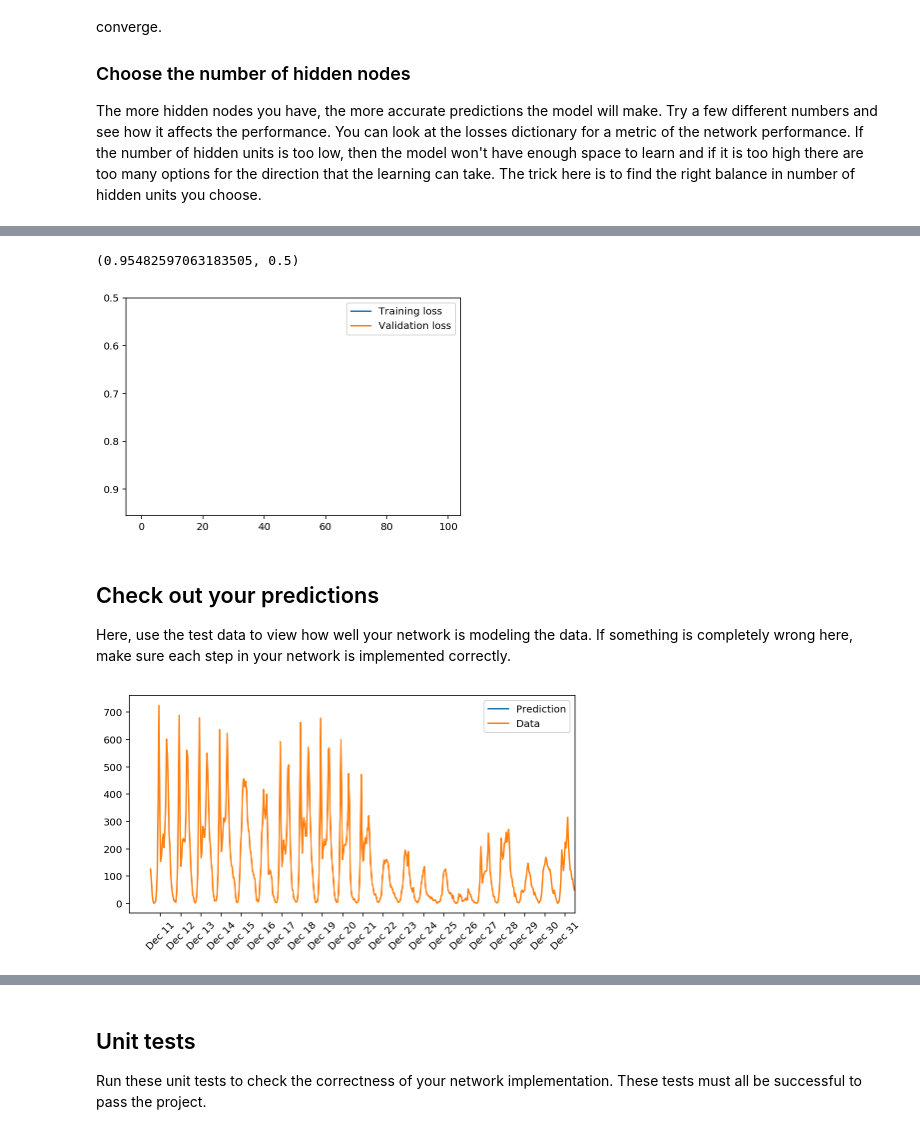
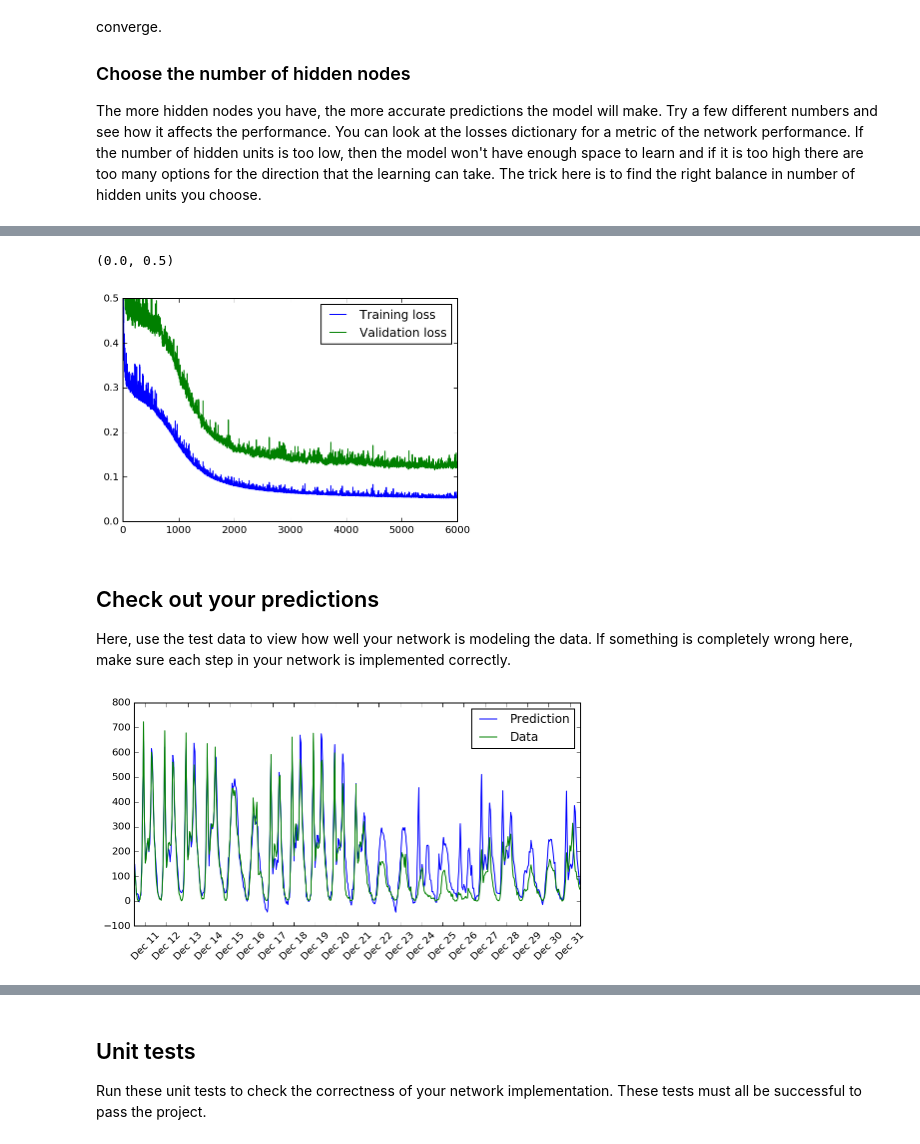
Before and after one commit to tatsuya-ogawa/dlnd-your-first-neural-network, a Jupyter notebook: dlnd-your-first-neural-network.ipynb, the cells around one changed output, grey strips where cells are left out. Saved outputs shown, nothing was run; the diff lists cells and outputs as text; code cells hidden in the pictures.

```diff
--- a/dlnd-your-first-neural-network.ipynb
+++ b/dlnd-your-first-neural-network.ipynb
@@ -151,9 +151,6 @@ class NeuralNetwork(object):
         hidden_errors = np.dot(output_errors, self.weights_hidden_to_output) * \
                        hidden_outputs * (1 - hidden_outputs) # errors propagated to the hidden layer
         hidden_grad =  hidden_errors.T * inputs[:,None]# hidden layer gradients
-        #print(hidden_errors.shape)
-        #print(inputs[:,None].shape)
-        #print(hidden_grad.shape)
         # TODO: Update the weights
         self.weights_hidden_to_output += self.lr * np.sum(output_errors*hidden_outputs, axis=0) / len(output_errors) # update hidden-to-output weights with gradient descent step
         self.weights_input_to_hidden += self.lr * np.sum(hidden_grad, axis=2).T / len(output_errors) # update input-to-hidden weights with gradient descent step
@@ -171,8 +168,7 @@ class NeuralNetwork(object):
         # TODO: Output layer
         final_inputs = np.dot(hidden_outputs,self.weights_hidden_to_output.T) # signals into final output layer
         final_outputs = final_inputs # signals from final output layer
-
-        return final_outputs
+        return final_outputs.ravel()
 # %%
 def MSE(y, Y):
     return np.mean((y-Y)**2)
@@ -195,9 +191,9 @@ The more hidden nodes you have, the more accurate predictions the model will mak
 import sys
 
 ### Set the hyperparameters here ###
-epochs = 100
-learning_rate = 0.1
-hidden_nodes = 2
+epochs = 6000
+learning_rate = 0.005
+hidden_nodes = 32
 output_nodes = 1
 
 N_i = train_features.shape[1]
@@ -226,8 +224,8 @@ plt.plot(losses['validation'], label='Validation loss')
 plt.legend()
 plt.ylim(ymax=0.5)
 # %% [output]
-(0.95482597063183505, 0.5)
+(0.0, 0.5)
-[figure, old version]
+[figure, new version]
 # %% [markdown]
 ## Check out your predictions
 
@@ -235,19 +233,19 @@ Here, use the test data to view how well your network is modeling the data. If s
 # %%
 fig, ax = plt.subplots(figsize=(8,4))
 
 mean, std = scaled_features['cnt']
 predictions = network.run(test_features)*std + mean
-ax.plot(predictions[0], label='Prediction')
+ax.plot(predictions, label='Prediction')
 ax.plot((test_targets['cnt']*std + mean).values, label='Data')
 ax.set_xlim(right=len(predictions))
 ax.legend()
 
 dates = pd.to_datetime(rides.ix[test_data.index]['dteday'])
 dates = dates.apply(lambda d: d.strftime('%b %d'))
 ax.set_xticks(np.arange(len(dates))[12::24])
 _ = ax.set_xticklabels(dates[12::24], rotation=45)
 # %% [output]
-[figure, old version]
+[figure, new version]
 # %% [markdown]
 ## Thinking about your results
 
```
Also changed, not shown: parts of 4 cells of this notebook, 1 other file.
